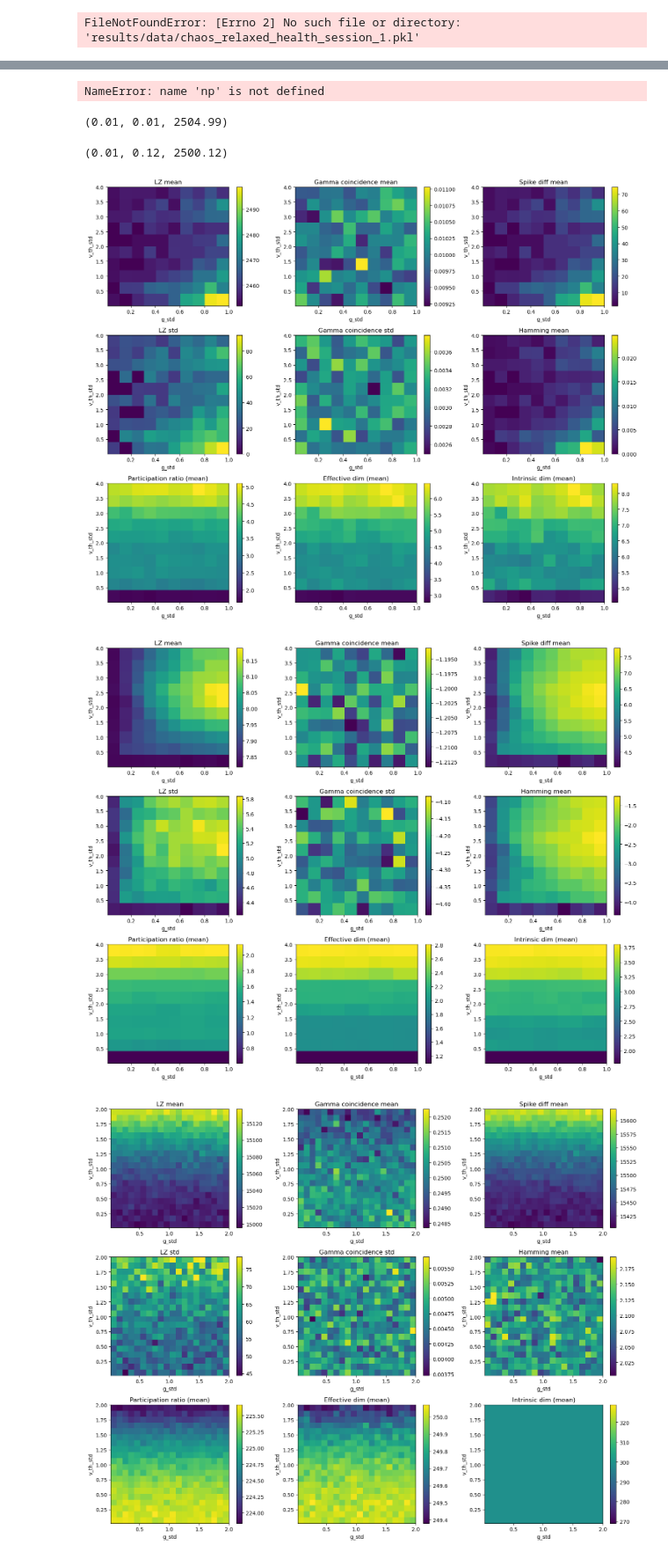
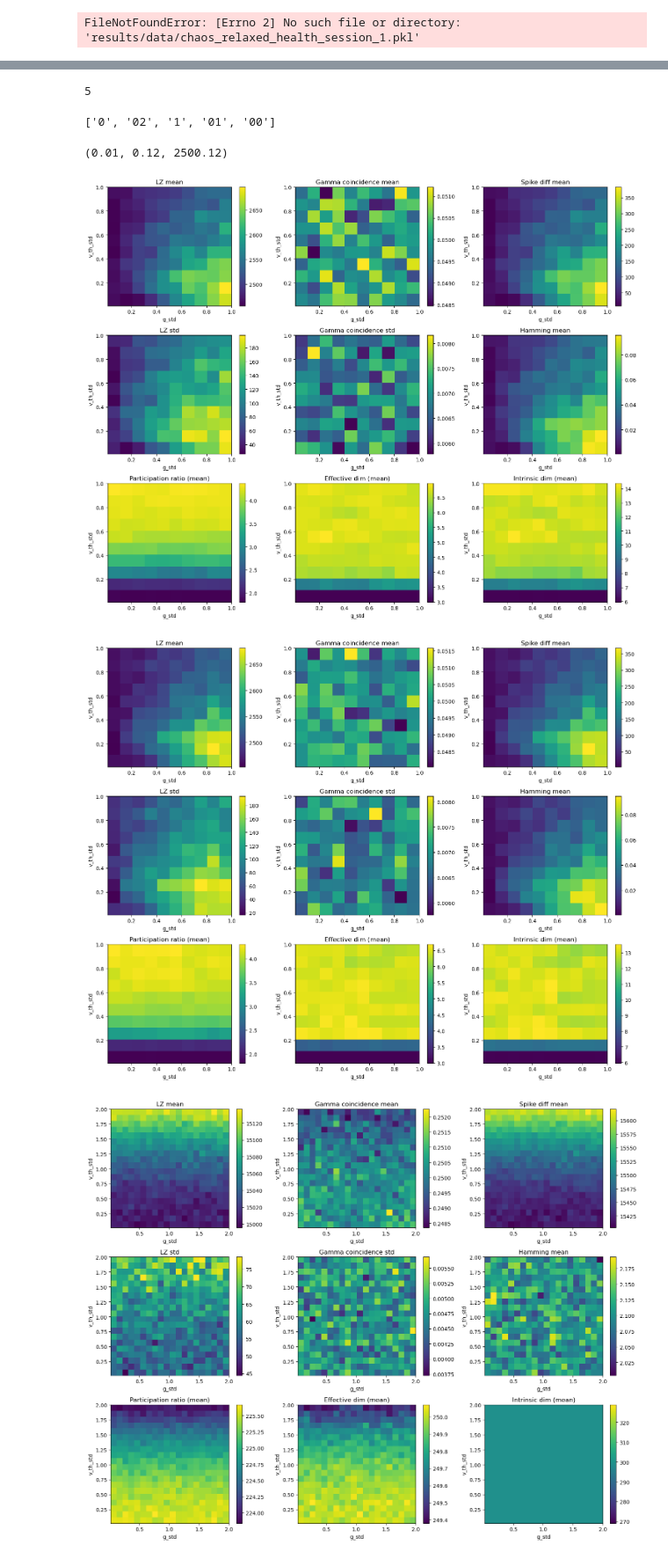
Before and after one commit to fraziphy/spiking-rnn-heterogeneity, a Jupyter notebook: plot2.ipynb, the cells around one changed output, grey strips where cells are left out. Shown at 88% size. Drawn from its saved outputs; the diff is of its cells as text; code cells hidden in the pictures.

```diff
--- a/plot2.ipynb
+++ b/plot2.ipynb
@@ -8,11 +93,13 @@ FileNotFoundError: [Errno 2] No such file or directory: 'results/data/chaos_rela
 # %%
-np.linspace(100,200,1)
+lempel_ziv_complexity(np.array([0,0,2,1,0,1,0,0,1]))
 # %% [output]
-NameError: name 'np' is not defined
+5
 # %%
-data[0]["v_th_std"],data[0]["g_std"],data[0]["lz_mean"]
+lst = ['0', '02', '1', '01', '00', '1']
+unique_lst = list(dict.fromkeys(lst))
+print(unique_lst)
 # %% [output]
-(0.01, 0.01, 2504.99)
+['0', '02', '1', '01', '00']
 # %%
 data[1]["v_th_std"],data[1]["g_std"],data[1]["lz_mean"]
 # %% [output]
@@ -23,11 +110,11 @@ import numpy as np
 import matplotlib.pyplot as plt
 
 # Load your data
-with open('results/data/chaos_session_3_dynamic.pkl', 'rb') as file:
+with open('results/data/chaos_session_5_dynamic.pkl', 'rb') as file:
     data = pickle.load(file)
 
 # Specify static_input_rate, e.g.:
-static_input_rate = 100.0  # <<==== CHANGE TO YOUR DESIRED VALUE
+static_input_rate = 500.0  # <<==== CHANGE TO YOUR DESIRED VALUE
 
 # Extract grid arrays
 v_th_stds = sorted(set(entry['v_th_std'] for entry in data if entry['static_input_rate'] == static_input_rate))
@@ -68,18 +155,18 @@ for row in range(3):
 plt.tight_layout()
 plt.show()
 # %% [output]
-[figure, old version]
+[figure, new version]
 # %%
 import pickle
 import numpy as np
 import matplotlib.pyplot as plt
 
 # Load your data
-with open('results/data/chaos_session_3_immediate.pkl', 'rb') as file:
+with open('results/data/chaos_session_4_dynamic.pkl', 'rb') as file:
     data = pickle.load(file)
 
 # Specify static_input_rate, e.g.:
-static_input_rate = 3000.0  # <<==== CHANGE TO YOUR DESIRED VALUE
+static_input_rate = 500.0  # <<==== CHANGE TO YOUR DESIRED VALUE
 
 # Extract grid arrays
 v_th_stds = sorted(set(entry['v_th_std'] for entry in data if entry['static_input_rate'] == static_input_rate))
@@ -93,35 +180,34 @@ def prepare_heatmap(key):
             i = v_th_stds.index(entry['v_th_std'])
             j = g_stds.index(entry['g_std'])
             arr[i, j] = entry.get(key, np.nan)
     return arr
 
 heatmap_keys = [
     ['lz_mean', 'gamma_coincidence_mean', 'spike_diff_mean'],
     ['lz_std', 'gamma_coincidence_std', 'hamming_mean'],
     ['participation_ratio_mean', 'effective_dim_mean', 'intrinsic_dim_mean']
 ]
 
 titles = [
     ['LZ mean', 'Gamma coincidence mean', 'Spike diff mean'],
     ['LZ std', 'Gamma coincidence std', 'Hamming mean'],
     ['Participation ratio (mean)', 'Effective dim (mean)', 'Intrinsic dim (mean)']
 ]
 
 fig, axs = plt.subplots(3, 3, figsize=(15, 12))
 for row in range(3):
     for col in range(3):
         arr = prepare_heatmap(heatmap_keys[row][col])
-        arr = np.log(arr)
         im = axs[row, col].imshow(arr, origin='lower', aspect='auto', cmap='viridis',
                                   extent=[min(g_stds), max(g_stds), min(v_th_stds), max(v_th_stds)])
         axs[row, col].set_title(titles[row][col])
         axs[row, col].set_xlabel('g_std')
         axs[row, col].set_ylabel('v_th_std')
         fig.colorbar(im, ax=axs[row, col])
 plt.tight_layout()
 plt.show()
 # %% [output]
-[figure, old version]
+[figure, new version]
 # %%
 import pickle
 import numpy as np
```
Also changed, not shown: parts of 4 cells of this notebook, 8 other files.
